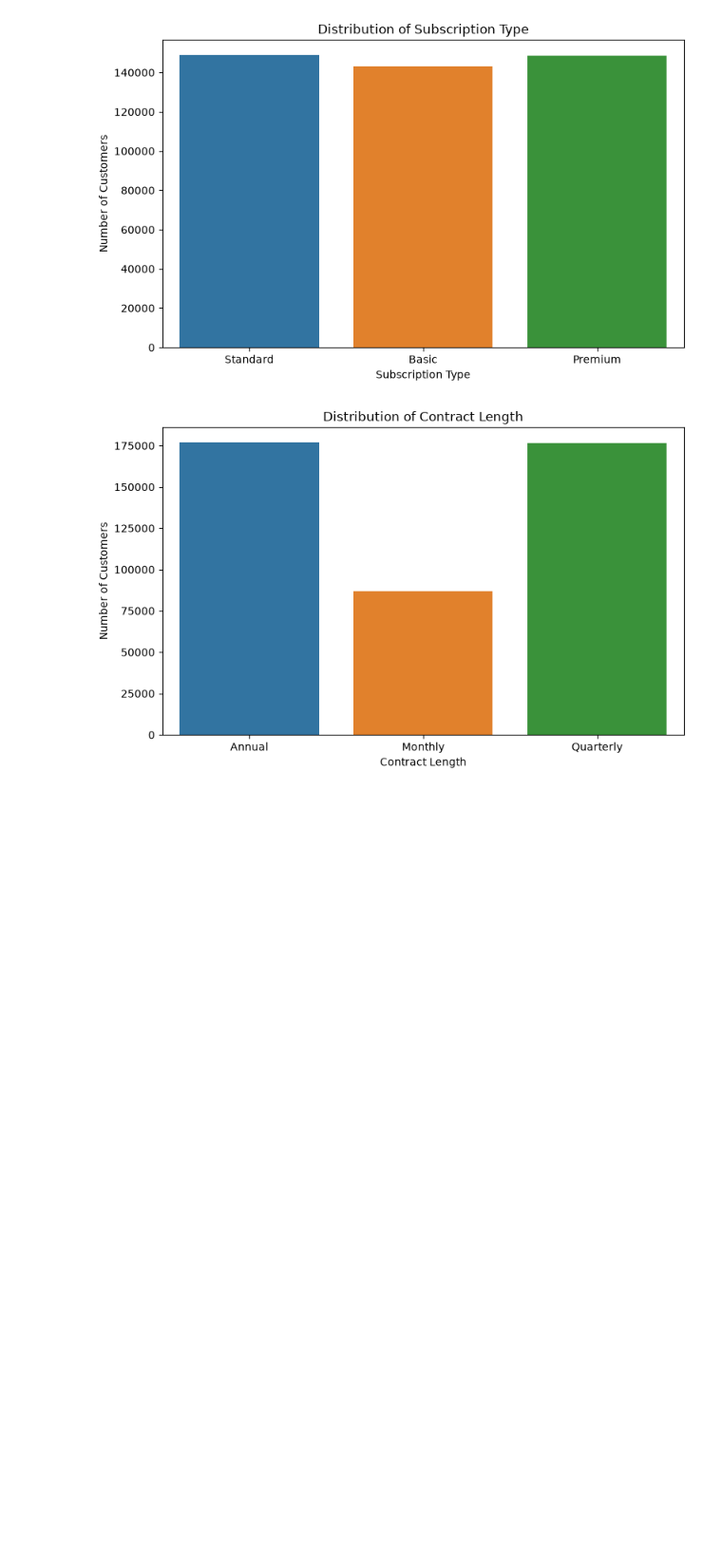
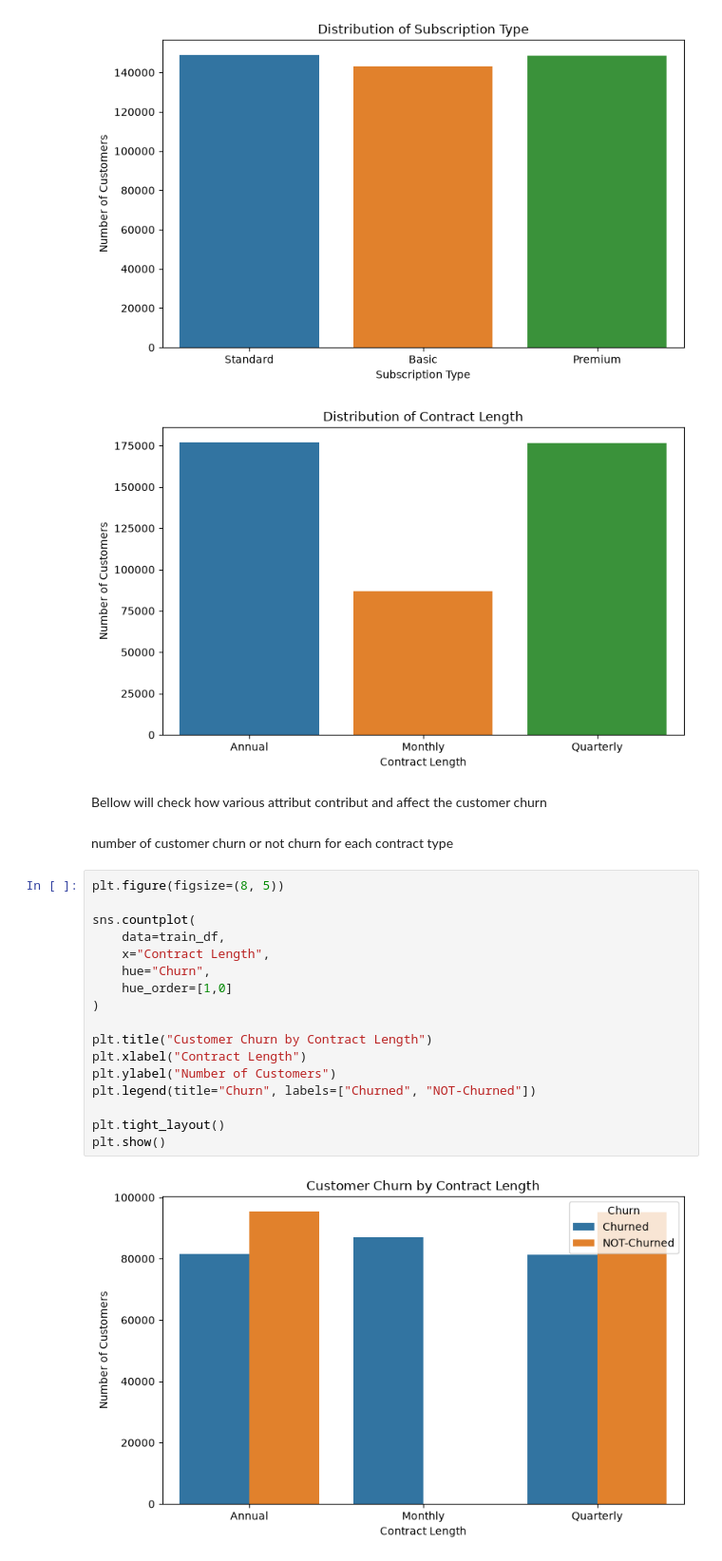
Before and after one commit to rpDashCodes/customer-churn-prediction, a Jupyter notebook: notebooks/01_data_exploration.ipynb, the cells around one changed output. Shown at 95% size. Drawn from its saved outputs; the diff is of its cells as text; blank space fills up the shorter version.

Commit message:
training model

```diff
--- a/notebooks/01_data_exploration.ipynb
+++ b/notebooks/01_data_exploration.ipynb
@@ -98,3 +98,26 @@ for col in categorical_columns:
 [figure]
 [figure]
 [figure]
+# %% [markdown]
+Bellow will check how various attribut contribut and affect the customer churn
+# %% [markdown]
+number of customer churn or not churn  for each contract type
+# %%
+plt.figure(figsize=(8, 5))
+
+sns.countplot(
+    data=train_df,
+    x="Contract Length",
+    hue="Churn",
+    hue_order=[1,0]
+)
+
+plt.title("Customer Churn by Contract Length")
+plt.xlabel("Contract Length")
+plt.ylabel("Number of Customers")
+plt.legend(title="Churn", labels=["Churned", "NOT-Churned"])
+
+plt.tight_layout()
+plt.show()
+# %% [output]
+[figure, added]
```
Also changed, not shown: parts of 57 cells of this notebook, 7 other files.
